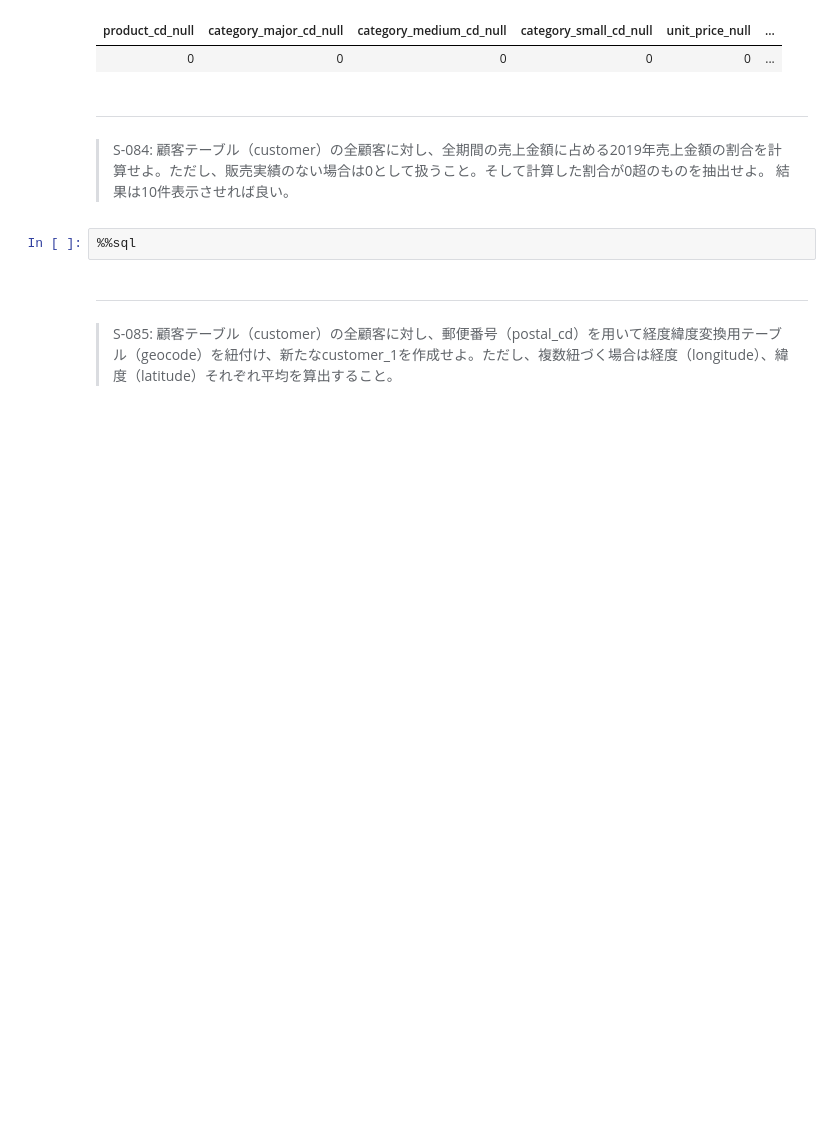
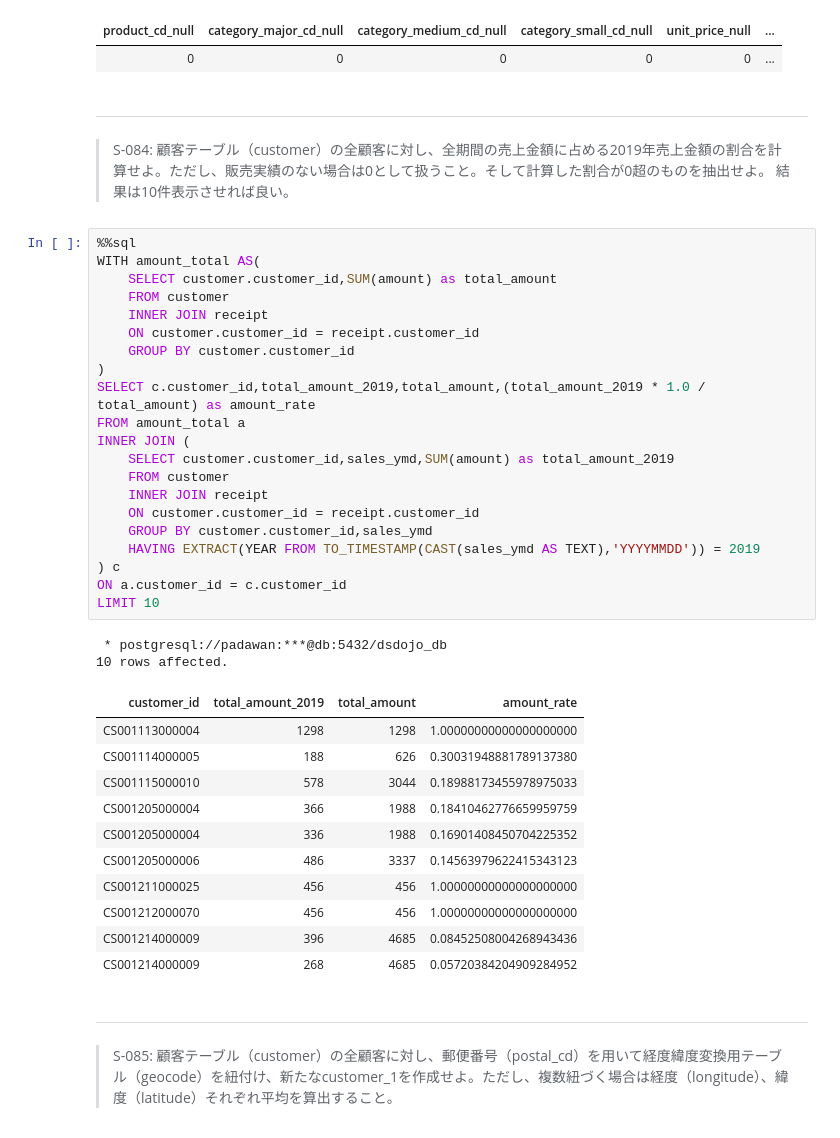
Before and after one commit to kouta0530/jupyter, a Jupyter notebook: practice/100knocks-preprocess/docker/work/preprocess_knock_SQL.ipynb, the cells around one changed output. Drawn from its saved outputs; the diff is of its cells as text; blank space fills up the shorter version.

```diff
--- a/practice/100knocks-preprocess/docker/work/preprocess_knock_SQL.ipynb
+++ b/practice/100knocks-preprocess/docker/work/preprocess_knock_SQL.ipynb
@@ -2349,8 +2349,41 @@ Done.
 # %% [markdown]
 ---
 > S-084: 顧客テーブル（customer）の全顧客に対し、全期間の売上金額に占める2019年売上金額の割合を計算せよ。ただし、販売実績のない場合は0として扱うこと。そして計算した割合が0超のものを抽出せよ。 結果は10件表示させれば良い。
-# %%
-%%sql
+# %%
+%%sql
+WITH amount_total AS(
+    SELECT customer.customer_id,SUM(amount) as total_amount
+    FROM customer
+    INNER JOIN receipt
+    ON customer.customer_id = receipt.customer_id
+    GROUP BY customer.customer_id
+)
+SELECT c.customer_id,total_amount_2019,total_amount,(total_amount_2019 * 1.0 / total_amount) as amount_rate
+FROM amount_total a
+INNER JOIN (
+    SELECT customer.customer_id,sales_ymd,SUM(amount) as total_amount_2019
+    FROM customer
+    INNER JOIN receipt
+    ON customer.customer_id = receipt.customer_id
+    GROUP BY customer.customer_id,sales_ymd
+    HAVING EXTRACT(YEAR FROM TO_TIMESTAMP(CAST(sales_ymd AS TEXT),'YYYYMMDD')) = 2019
+) c
+ON a.customer_id = c.customer_id
+LIMIT 10
+# %% [output]
+ * postgresql://padawan:***@db:5432/dsdojo_db
+10 rows affected.
+| customer_id | total_amount_2019 | total_amount | amount_rate |
+| CS001113000004 | 1298 | 1298 | 1.00000000000000000000 |
+| CS001114000005 | 188 | 626 | 0.30031948881789137380 |
+| CS001115000010 | 578 | 3044 | 0.18988173455978975033 |
+| CS001205000004 | 366 | 1988 | 0.18410462776659959759 |
+| CS001205000004 | 336 | 1988 | 0.16901408450704225352 |
+| CS001205000006 | 486 | 3337 | 0.14563979622415343123 |
+| CS001211000025 | 456 | 456 | 1.00000000000000000000 |
+| CS001212000070 | 456 | 456 | 1.00000000000000000000 |
+| CS001214000009 | 396 | 4685 | 0.08452508004268943436 |
+| CS001214000009 | 268 | 4685 | 0.05720384204909284952 |
 # %% [markdown]
 ---
 > S-085: 顧客テーブル（customer）の全顧客に対し、郵便番号（postal_cd）を用いて経度緯度変換用テーブル（geocode）を紐付け、新たなcustomer_1を作成せよ。ただし、複数紐づく場合は経度（longitude）、緯度（latitude）それぞれ平均を算出すること。
```
